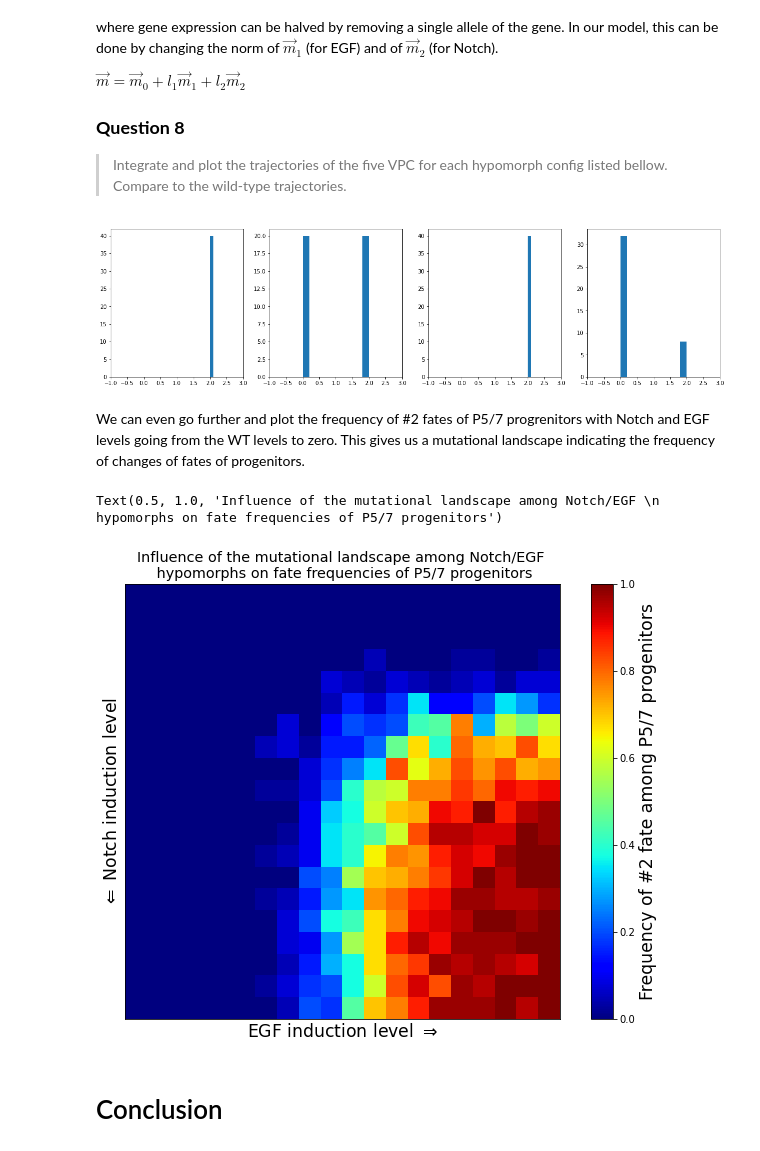
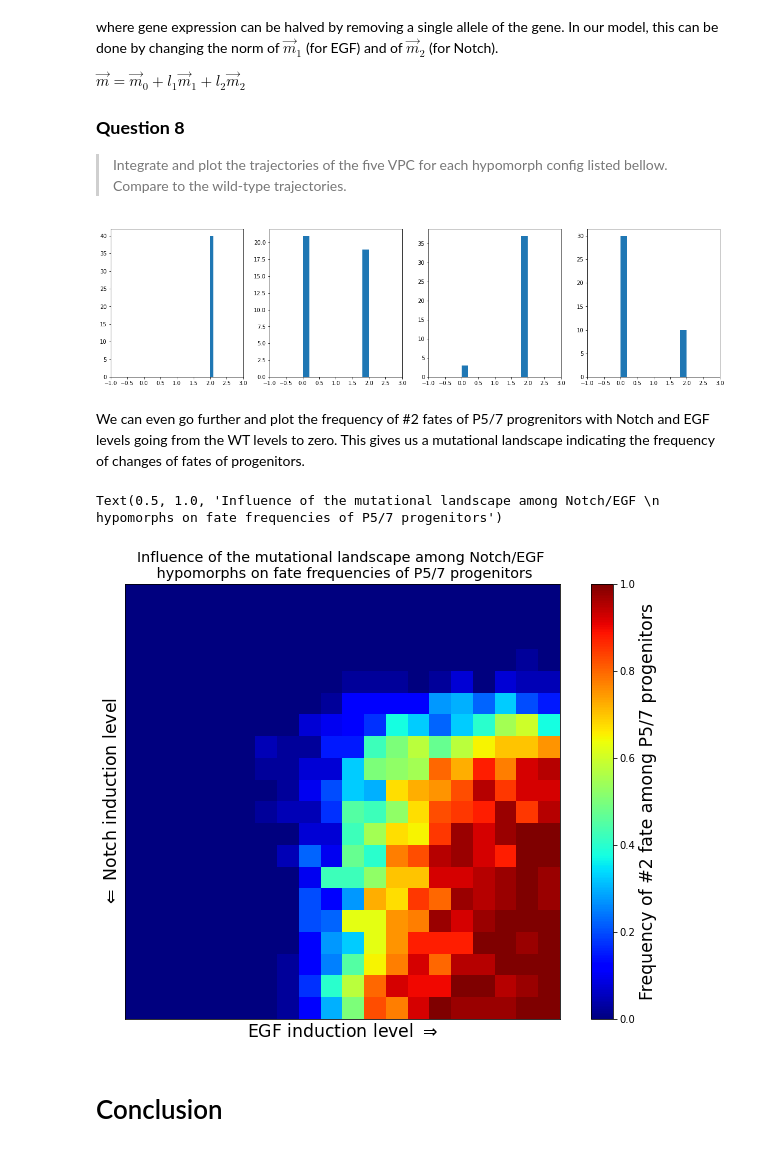
Before and after one commit to hturlier/M2ICFP, a Jupyter notebook: Ichbiah/TD_3-Differentiation/TD_3_Differentiation_correction.ipynb, the cells around one changed output. Cells and saved outputs as stored; diff of their text form; code cells hidden in the pictures.

```diff
--- a/Ichbiah/TD_3-Differentiation/TD_3_Differentiation_correction.ipynb
+++ b/Ichbiah/TD_3-Differentiation/TD_3_Differentiation_correction.ipynb
@@ -496,16 +493,16 @@ R7 = np.zeros((nsteps,2))
 R8 = np.zeros((nsteps,2))
 
 
-for i in range(nit):
+for i in tqdm(range(nit)):
     for n in range(0,nsteps):
 
         if n ==0 :
             sigma1 = sigmaonefunc(m0)
-            R4[n] = np.random.normal(0,np.sqrt(2*D*tau),2) + sigma1
-            R5[n] = np.random.normal(0,np.sqrt(2*D*tau),2) + sigma1
-            R6[n] = np.random.normal(0,np.sqrt(2*D*tau),2) + sigma1
-            R7[n] = np.random.normal(0,np.sqrt(2*D*tau),2) + sigma1
-            R8[n] = np.random.normal(0,np.sqrt(2*D*tau),2) + sigma1
+            R4[n] = np.random.normal(0,np.sqrt(2*D*tau**2),2) + sigma1
+            R5[n] = np.random.normal(0,np.sqrt(2*D*tau**2),2) + sigma1
+            R6[n] = np.random.normal(0,np.sqrt(2*D*tau**2),2) + sigma1
+            R7[n] = np.random.normal(0,np.sqrt(2*D*tau**2),2) + sigma1
+            R8[n] = np.random.normal(0,np.sqrt(2*D*tau**2),2) + sigma1
             #print(R4[0],R5[0],R6[0],R7[0],R8[0],sigma1)
             continue
 
@@ -578,7 +575,7 @@ R7 = np.zeros((nsteps,2))
 R8 = np.zeros((nsteps,2))
 
 
-for i in range(nit):
+for i in tqdm(range(nit)):
 
     L1 = np.ones(5)
     L1[0]=L1[4]=gamma**2
@@ -593,11 +590,11 @@ for i in range(nit):
 
         if n ==0 :
             sigma1 = sigmaonefunc(m0)
-            R4[n] = np.random.normal(0,np.sqrt(2*D*tau),2) + sigma1
-            R5[n] = np.random.normal(0,np.sqrt(2*D*tau),2) + sigma1
-            R6[n] = np.random.normal(0,np.sqrt(2*D*tau),2) + sigma1
-            R7[n] = np.random.normal(0,np.sqrt(2*D*tau),2) + sigma1
-            R8[n] = np.random.normal(0,np.sqrt(2*D*tau),2) + sigma1
+            R4[n] = np.random.normal(0,np.sqrt(2*D*tau**2),2) + sigma1
+            R5[n] = np.random.normal(0,np.sqrt(2*D*tau**2),2) + sigma1
+            R6[n] = np.random.normal(0,np.sqrt(2*D*tau**2),2) + sigma1
+            R7[n] = np.random.normal(0,np.sqrt(2*D*tau**2),2) + sigma1
+            R8[n] = np.random.normal(0,np.sqrt(2*D*tau**2),2) + sigma1
             #print(R4[0],R5[0],R6[0],R7[0],R8[0],sigma1)
             continue
 
@@ -696,11 +693,11 @@ for j,params in enumerate(configs) :
 
             if n ==0 :
                 sigma1 = sigmaonefunc(m0)
-                R4[n] = np.random.normal(0,np.sqrt(2*D*tau),2) + sigma1
-                R5[n] = np.random.normal(0,np.sqrt(2*D*tau),2) + sigma1
-                R6[n] = np.random.normal(0,np.sqrt(2*D*tau),2) + sigma1
-                R7[n] = np.random.normal(0,np.sqrt(2*D*tau),2) + sigma1
-                R8[n] = np.random.normal(0,np.sqrt(2*D*tau),2) + sigma1
+                R4[n] = np.random.normal(0,np.sqrt(2*D*tau**2),2) + sigma1
+                R5[n] = np.random.normal(0,np.sqrt(2*D*tau**2),2) + sigma1
+                R6[n] = np.random.normal(0,np.sqrt(2*D*tau**2),2) + sigma1
+                R7[n] = np.random.normal(0,np.sqrt(2*D*tau**2),2) + sigma1
+                R8[n] = np.random.normal(0,np.sqrt(2*D*tau**2),2) + sigma1
                 continue
 
             #Notch signaling
@@ -743,7 +740,7 @@ for j,params in enumerate(configs) :
     ax[j].hist(idx)
     ax[j].set_xlim(-1,3)
 # %% [output]
-[figure, old version]
+[figure, new version]
 # %% [markdown]
 We can even go further and plot the frequency of \#2 fates of P5/7 progrenitors with Notch and EGF levels going from the WT levels to zero. This gives us a mutational landscape indicating the frequency of changes of fates of progenitors.
 # %%
@@ -796,11 +793,11 @@ for a, b in tqdm(np.ndindex(X20.shape), total=X20.shape[0]*X20.shape[1]) :
 
             if n ==0 :
                 sigma1 = sigmaonefunc(m0)
-                R4[n] = np.random.normal(0,np.sqrt(2*D*tau),2) + sigma1
-                R5[n] = np.random.normal(0,np.sqrt(2*D*tau),2) + sigma1
-                R6[n] = np.random.normal(0,np.sqrt(2*D*tau),2) + sigma1
-                R7[n] = np.random.normal(0,np.sqrt(2*D*tau),2) + sigma1
-                R8[n] = np.random.normal(0,np.sqrt(2*D*tau),2) + sigma1
+                R4[n] = np.random.normal(0,np.sqrt(2*D*tau**2),2) + sigma1
+                R5[n] = np.random.normal(0,np.sqrt(2*D*tau**2),2) + sigma1
+                R6[n] = np.random.normal(0,np.sqrt(2*D*tau**2),2) + sigma1
+                R7[n] = np.random.normal(0,np.sqrt(2*D*tau**2),2) + sigma1
+                R8[n] = np.random.normal(0,np.sqrt(2*D*tau**2),2) + sigma1
                 continue
 
             #Notch signaling
@@ -825,34 +822,34 @@ for a, b in tqdm(np.ndindex(X20.shape), total=X20.shape[0]*X20.shape[1]) :
             sigma1 = sigmaonefunc(f(R7[n-1])+m0+m1*L1[3]+m2*l2_p7)
             eta = np.random.normal(0,np.sqrt(4*D*dt),2)
             R7[n]=R7[n-1]*(1-(dt/tau))+(dt/tau)*(sigma1) + eta
 
             sigma1 = sigmaonefunc(f(R8[n-1])+m0+m1*L1[4]+m2*l2_p8)
             eta = np.random.normal(0,np.sqrt(4*D*dt),2)
             R8[n]=R8[n-1]*(1-(dt/tau))+(dt/tau)*(sigma1) + eta
 
 
         Startpoints[i] = np.stack((R4[0],R5[0],R6[0],R7[0],R8[0]))
         Endpoints[i] = np.stack((R4[-1],R5[-1],R6[-1],R7[-1],R8[-1]))
 
     Tree = cKDTree(stationary)
     pts = Endpoints[:,[1,3],:].reshape(nit*2,2)
     dist, idx = Tree.query(pts)
     freq = len(idx[idx==2])/len(idx)
     Z20[a,b]=freq
 
 fig = plt.figure(figsize=(11,8))
 heatmap = plt.imshow(Z20,plt.cm.jet)
 plt.gca().set_aspect('equal', adjustable='box')
 cbar = plt.colorbar(heatmap)
 cbar.set_label('Frequency of #2 fate among P5/7 progenitors',**{'fontsize':'xx-large'},rotation=90)
 plt.xlabel("EGF induction level $\Rightarrow$", {'fontsize':'xx-large'})
 plt.ylabel("$\Leftarrow$ Notch induction level", {'fontsize':'xx-large'})
 plt.xticks([], [])
 plt.yticks([], [])
 plt.title("Influence of the mutational landscape among Notch/EGF \n hypomorphs on fate frequencies of P5/7 progenitors",**{'fontsize':'x-large'})
 # %% [output]
 Text(0.5, 1.0, 'Influence of the mutational landscape among Notch/EGF \n hypomorphs on fate frequencies of P5/7 progenitors')
-[figure, old version]
+[figure, new version]
 # %% [markdown]
 # Conclusion
 # %% [markdown]
```
Also changed, not shown: parts of 7 cells of this notebook, 2 other files.
